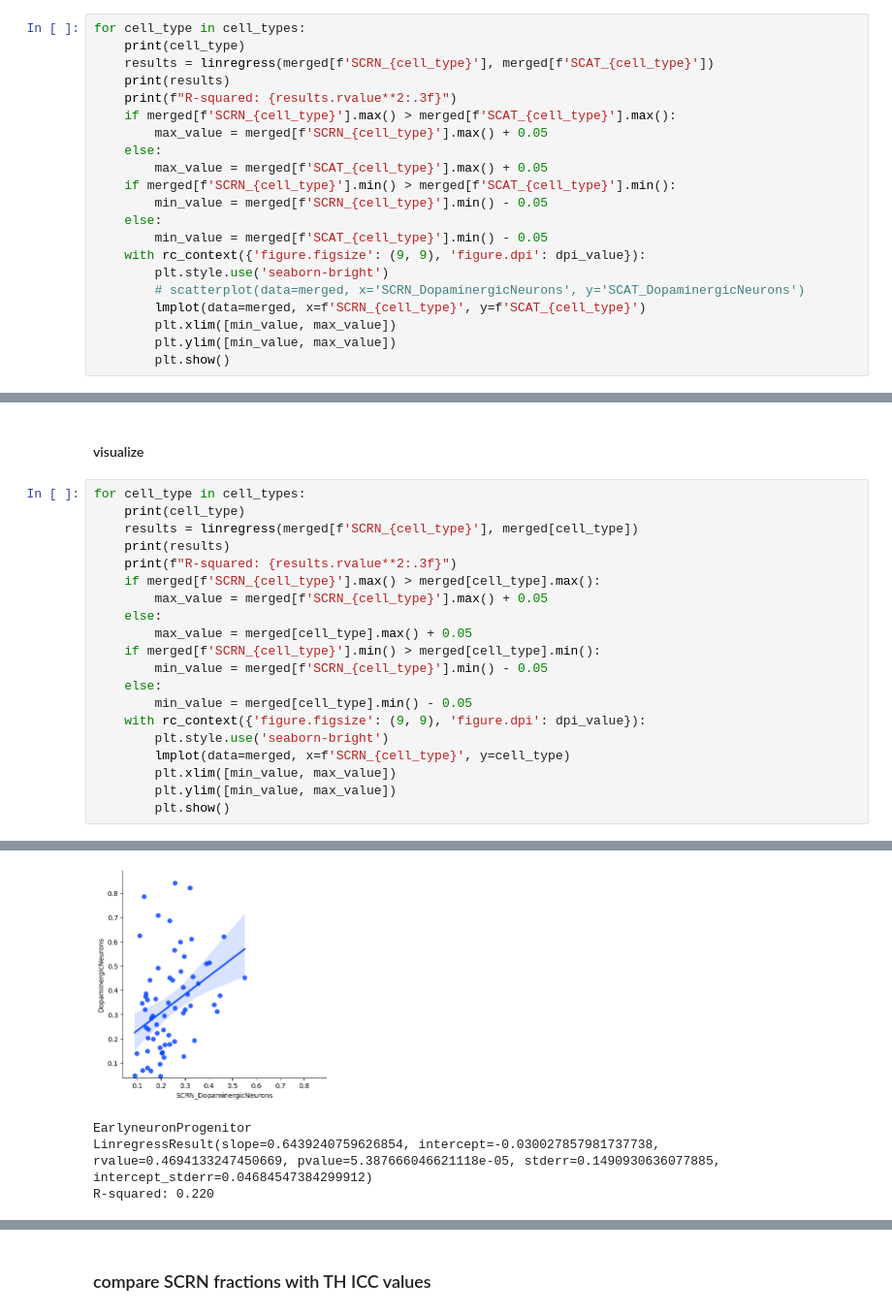
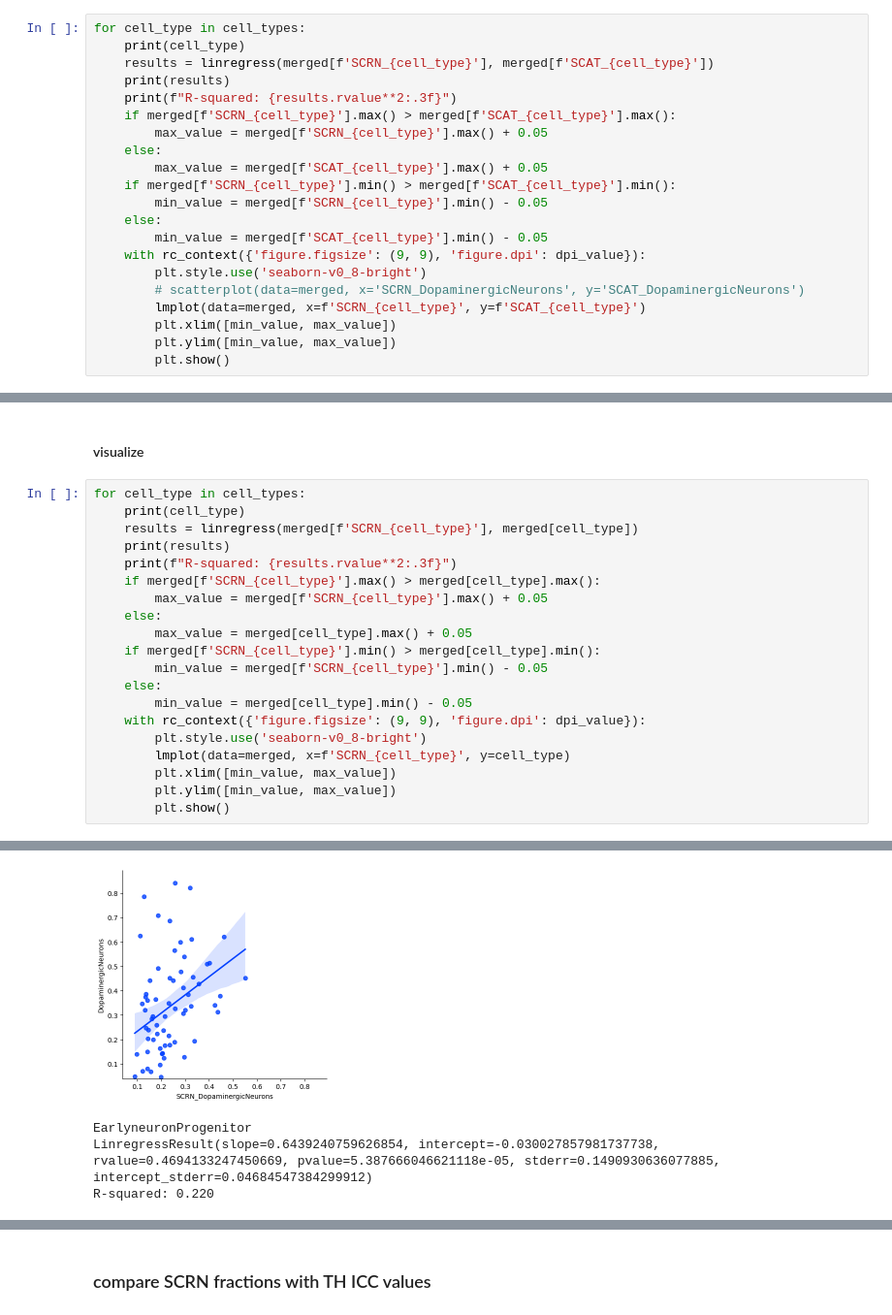
Before and after one commit to FOUNDINPD/foundin_qtl, a Jupyter notebook: figures/compare_cell_fractions.ipynb, the cells around one changed output, grey strips where cells are left out. Shown at 97% size. Cells and saved outputs as stored; diff of their text form.

```diff
--- a/figures/compare_cell_fractions.ipynb
+++ b/figures/compare_cell_fractions.ipynb
@@ -143,7 +143,7 @@ for cell_type in cell_types:
     else:
         min_value = merged[f'SCAT_{cell_type}'].min() - 0.05
     with rc_context({'figure.figsize': (9, 9), 'figure.dpi': dpi_value}):
-        plt.style.use('seaborn-bright')
+        plt.style.use('seaborn-v0_8-bright')
         # scatterplot(data=merged, x='SCRN_DopaminergicNeurons', y='SCAT_DopaminergicNeurons')
         lmplot(data=merged, x=f'SCRN_{cell_type}', y=f'SCAT_{cell_type}')
         plt.xlim([min_value, max_value])
@@ -201,7 +201,7 @@ for cell_type in cell_types:
     else:
         min_value = merged[cell_type].min() - 0.05
     with rc_context({'figure.figsize': (9, 9), 'figure.dpi': dpi_value}):
-        plt.style.use('seaborn-bright')
+        plt.style.use('seaborn-v0_8-bright')
         lmplot(data=merged, x=f'SCRN_{cell_type}', y=cell_type)
         plt.xlim([min_value, max_value])
         plt.ylim([min_value, max_value])
@@ -212,5 +212,5 @@ LinregressResult(slope=0.7444769262548305, intercept=0.15932019068585007, rvalue
 R-squared: 0.136
-[figure, old version]
+[figure, new version]
 EarlyneuronProgenitor
 LinregressResult(slope=0.6439240759626854, intercept=-0.030027857981737738, rvalue=0.4694133247450669, pvalue=5.387666046621118e-05, stderr=0.1490930636077885, intercept_stderr=0.04684547384299912)
 R-squared: 0.220
```
Also changed, not shown: parts of 12 cells of this notebook.
